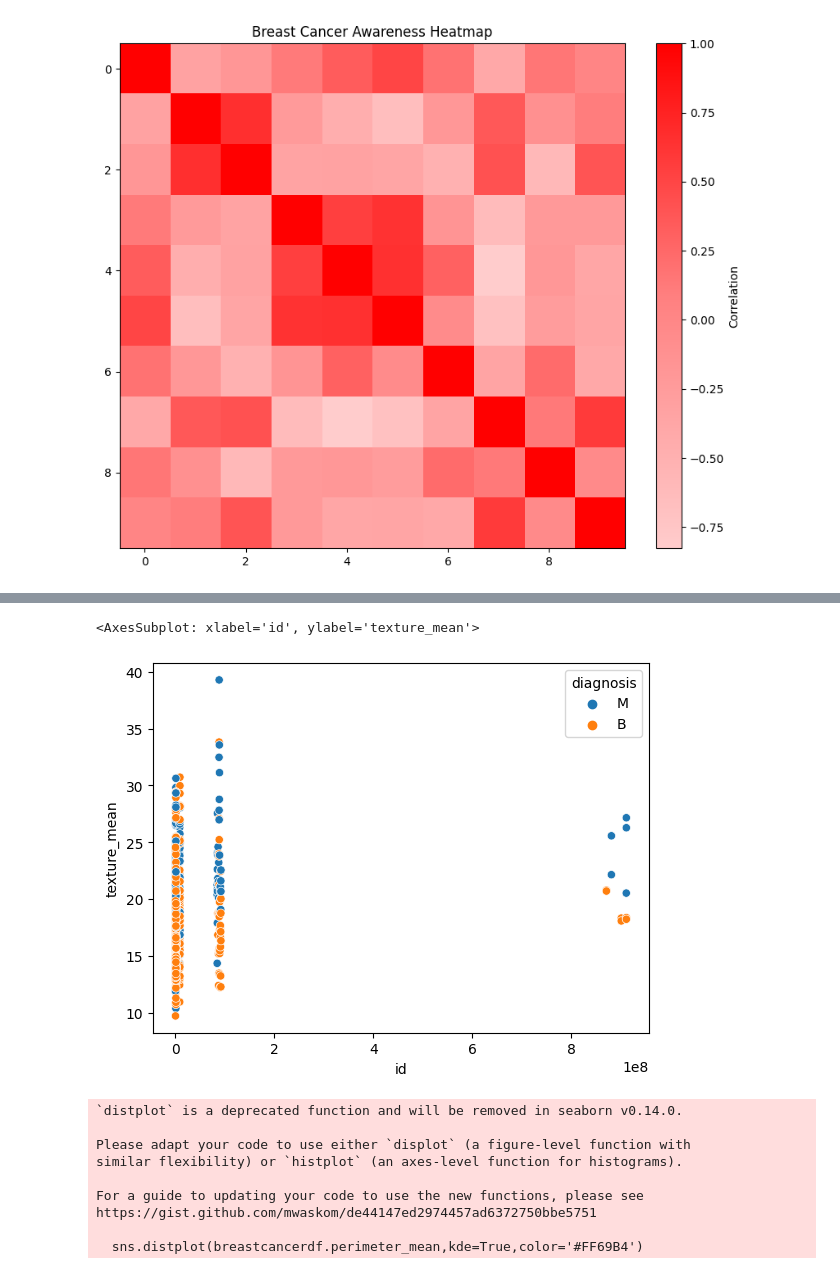
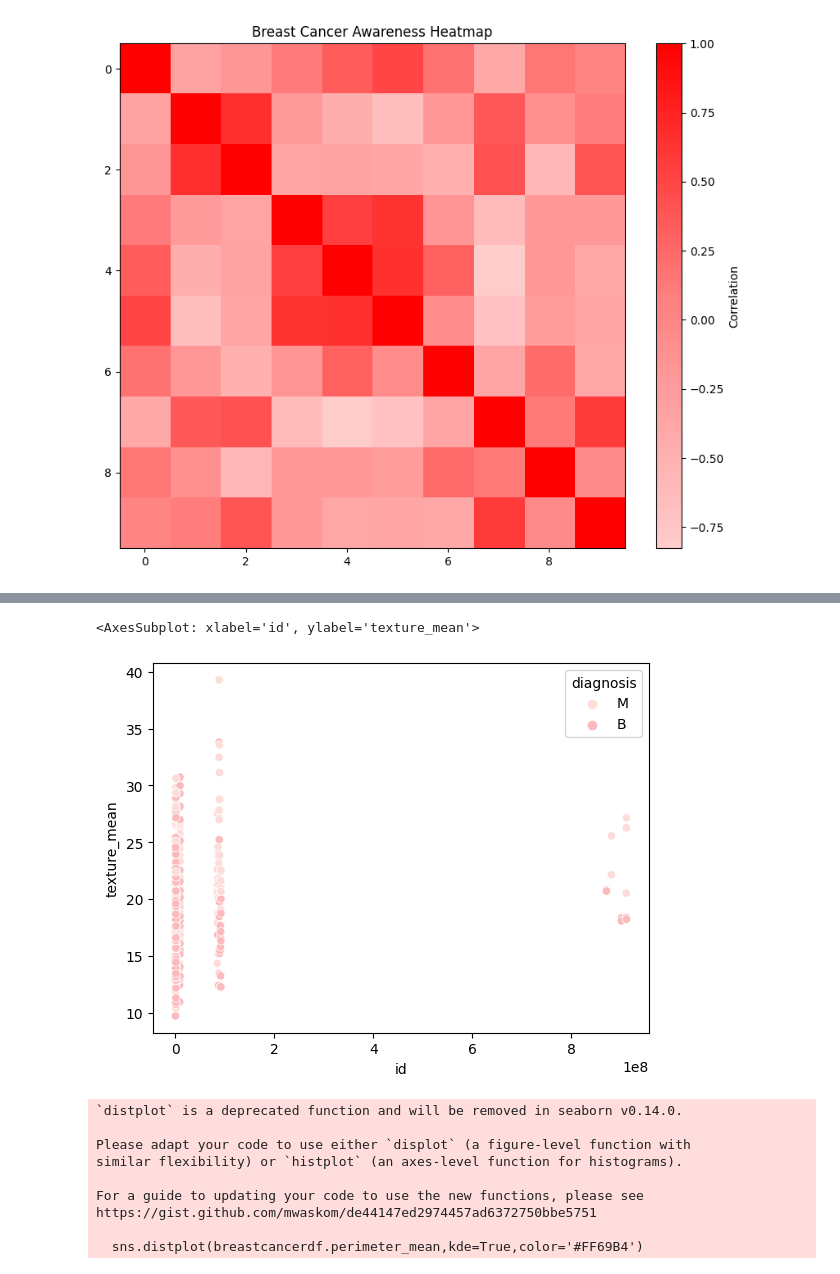
Before and after one commit to arimartorano/breastcanceranalysis, a Jupyter notebook: EDA.ipynb, the cells around one changed output, grey strips where cells are left out. Drawn from its saved outputs; the diff is of its cells as text; code cells hidden in the pictures.

```diff
--- a/EDA.ipynb
+++ b/EDA.ipynb
@@ -160,8 +161,8 @@ ValueError: Could not interpret value `id` for parameter `x`
 # %%
-sns.scatterplot(x='id',y='texture_mean',data=breastcancerdf,hue='diagnosis')
+sns.scatterplot(x='id',y='texture_mean',data=breastcancerdf,hue='diagnosis', color='RdPu')
 # %% [output]
 <AxesSubplot: xlabel='id', ylabel='texture_mean'>
-[figure, old version]
+[figure, new version]
 # %%
 sns.distplot(breastcancerdf.perimeter_mean,kde=True,color='#FF69B4')
 # %% [output]
```
Also changed, not shown: parts of 5 cells of this notebook, 2 other files.
